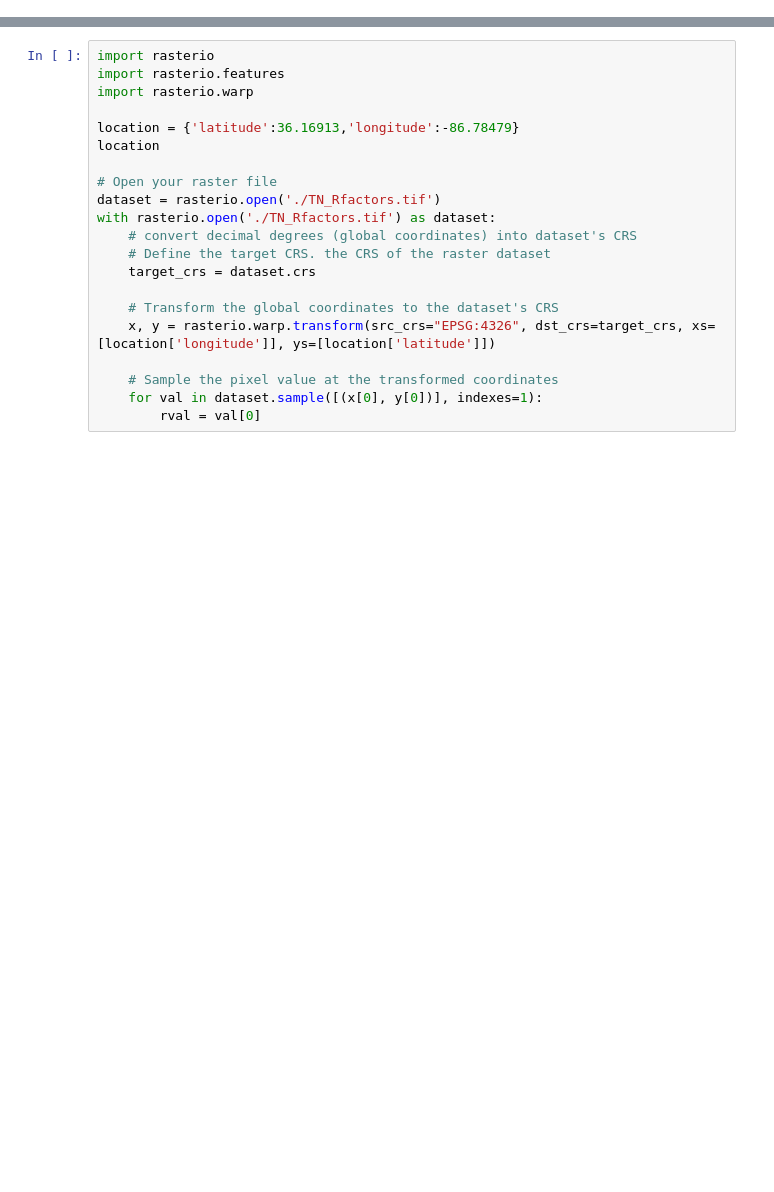
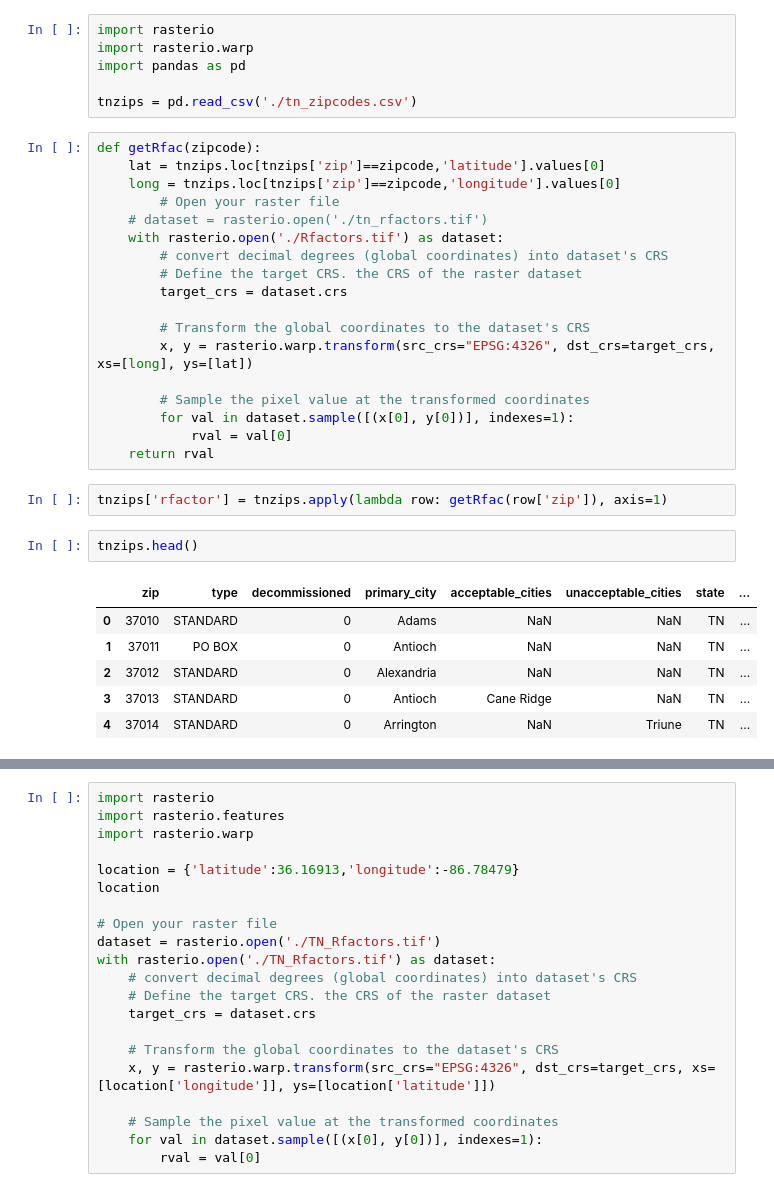
Before and after one commit to pamop/tnsmartyardcalc, a Jupyter notebook: analysis/rfactor.ipynb, the cells around one changed output, grey strips where cells are left out. Cells and saved outputs as stored; diff of their text form; blank space fills up the shorter version.

Commit message:
since rasterio cannot be used with pyodide yet, just calculate all the rfactors ahead of time for each tennessee zip code

```diff
--- a/analysis/rfactor.ipynb
+++ b/analysis/rfactor.ipynb
@@ -0,0 +1,35 @@
+# %%
+import rasterio
+import rasterio.warp
+import pandas as pd
+
+tnzips = pd.read_csv('./tn_zipcodes.csv')
+# %%
+def getRfac(zipcode):
+    lat = tnzips.loc[tnzips['zip']==zipcode,'latitude'].values[0]
+    long = tnzips.loc[tnzips['zip']==zipcode,'longitude'].values[0]
+        # Open your raster file
+    # dataset = rasterio.open('./tn_rfactors.tif')
+    with rasterio.open('./Rfactors.tif') as dataset:
+        # convert decimal degrees (global coordinates) into dataset's CRS
+        # Define the target CRS. the CRS of the raster dataset
+        target_crs = dataset.crs
+
+        # Transform the global coordinates to the dataset's CRS
+        x, y = rasterio.warp.transform(src_crs="EPSG:4326", dst_crs=target_crs, xs=[long], ys=[lat])
+
+        # Sample the pixel value at the transformed coordinates
+        for val in dataset.sample([(x[0], y[0])], indexes=1):
+            rval = val[0]
+    return rval
+# %%
+tnzips['rfactor'] = tnzips.apply(lambda row: getRfac(row['zip']), axis=1)
+# %%
+tnzips.head()
+# %% [output]
+|  | zip | type | decommissioned | primary_city | acceptable_cities | unacceptable_cities | state | ... |
+| 0 | 37010 | STANDARD | 0 | Adams | NaN | NaN | TN | ... |
+| 1 | 37011 | PO BOX | 0 | Antioch | NaN | NaN | TN | ... |
+| 2 | 37012 | STANDARD | 0 | Alexandria | NaN | NaN | TN | ... |
+| 3 | 37013 | STANDARD | 0 | Antioch | Cane Ridge | NaN | TN | ... |
+| 4 | 37014 | STANDARD | 0 | Arrington | NaN | Triune | TN | ... |
```
Also changed, not shown: parts of 6 cells of this notebook, 4 other files.
